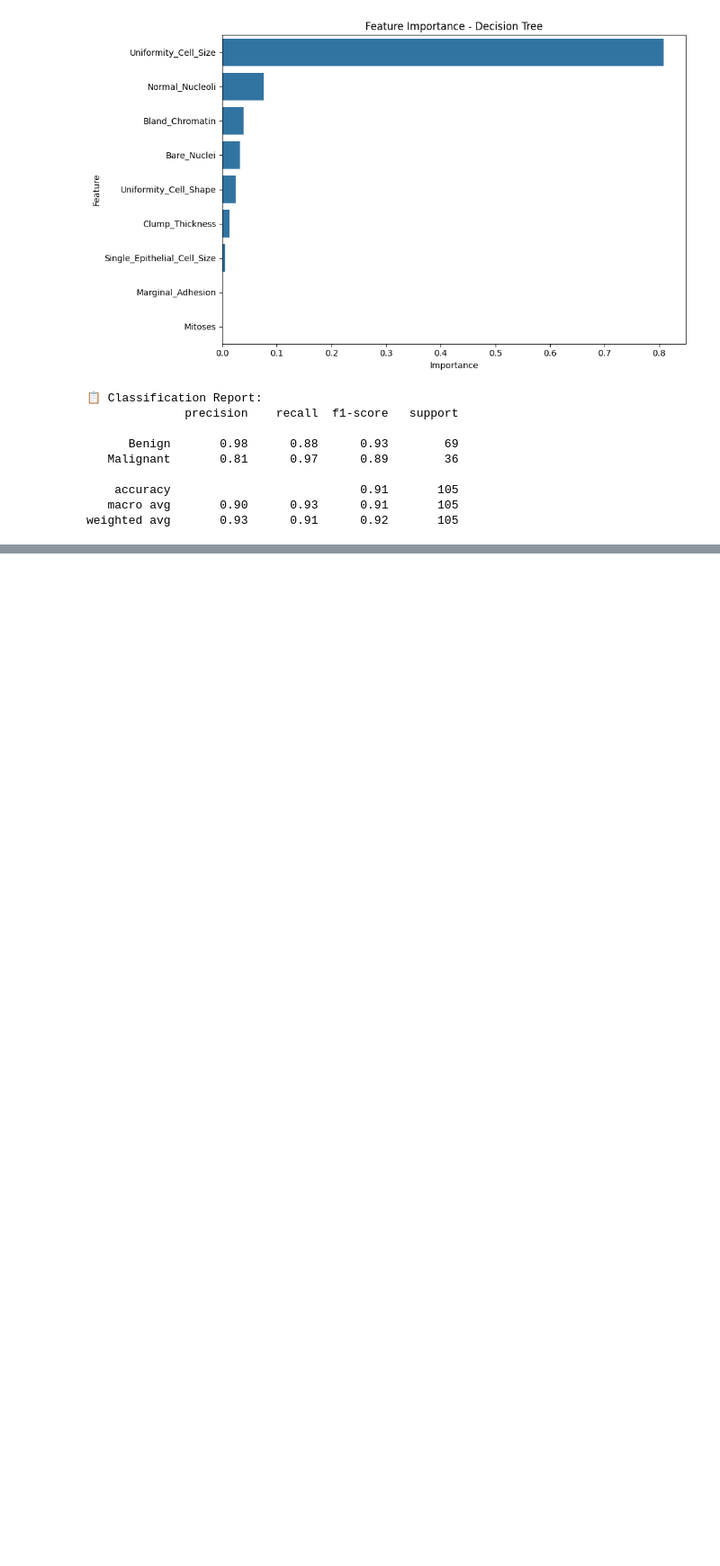
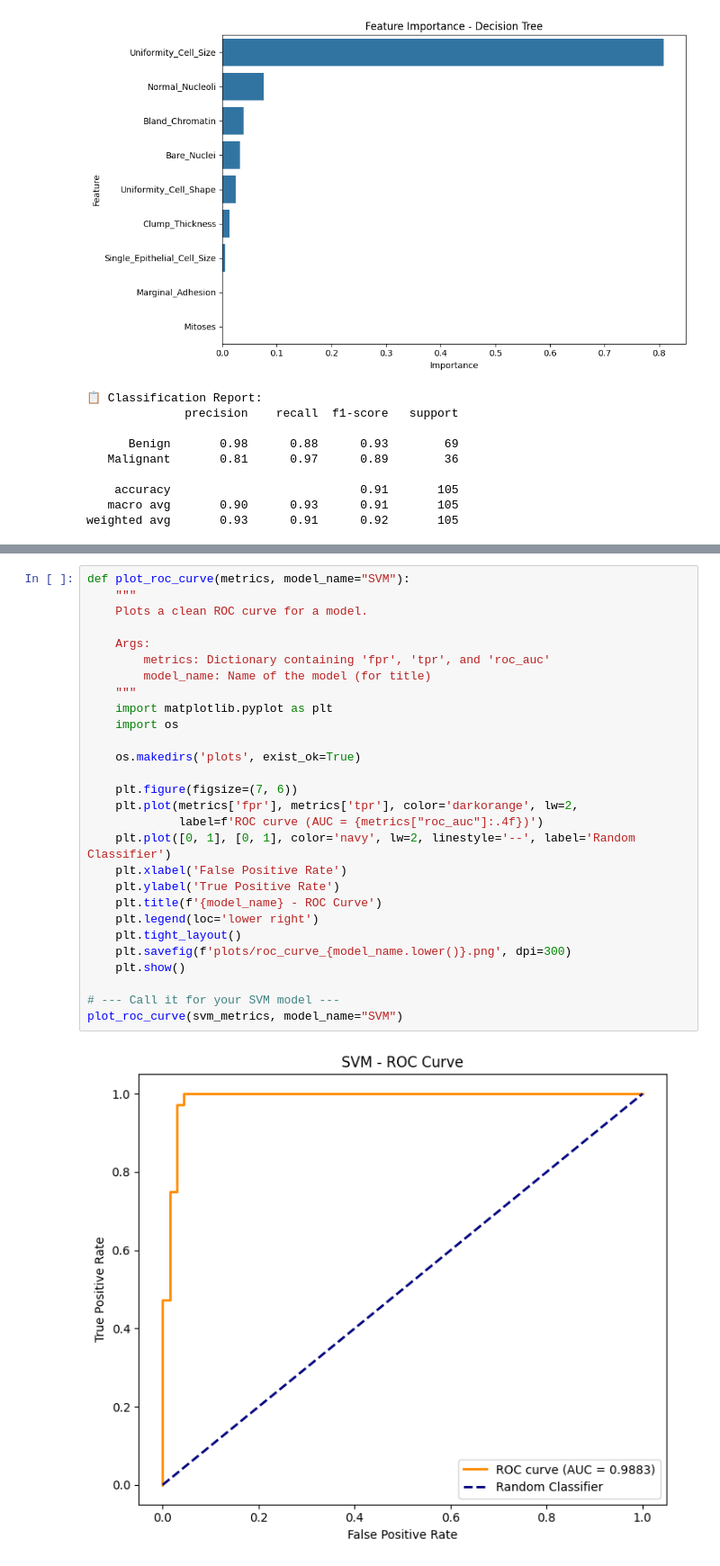
Before and after one commit to Rabia-Akhtr/Data-Science-Project-Breast_Cancer_Classification_ML, a Jupyter notebook: Data_Science_Project.ipynb, the cells around one changed output, grey strips where cells are left out. Shown at 90% size. Cells and saved outputs as stored; diff of their text form; blank space fills up the shorter version.

```diff
--- a/Data_Science_Project.ipynb
+++ b/Data_Science_Project.ipynb
@@ -1138,0 +1255,30 @@ weighted avg       0.93      0.91      0.92       105
+# %%
+def plot_roc_curve(metrics, model_name="SVM"):
+    """
+    Plots a clean ROC curve for a model.
+
+    Args:
+        metrics: Dictionary containing 'fpr', 'tpr', and 'roc_auc'
+        model_name: Name of the model (for title)
+    """
+    import matplotlib.pyplot as plt
+    import os
+
+    os.makedirs('plots', exist_ok=True)
+
+    plt.figure(figsize=(7, 6))
+    plt.plot(metrics['fpr'], metrics['tpr'], color='darkorange', lw=2,
+             label=f'ROC curve (AUC = {metrics["roc_auc"]:.4f})')
+    plt.plot([0, 1], [0, 1], color='navy', lw=2, linestyle='--', label='Random Classifier')
+    plt.xlabel('False Positive Rate')
+    plt.ylabel('True Positive Rate')
+    plt.title(f'{model_name} - ROC Curve')
+    plt.legend(loc='lower right')
+    plt.tight_layout()
+    plt.savefig(f'plots/roc_curve_{model_name.lower()}.png', dpi=300)
+    plt.show()
+
+# --- Call it for your SVM model ---
+plot_roc_curve(svm_metrics, model_name="SVM")
+# %% [output]
+[figure, added]
```
Also changed, not shown: parts of 19 cells of this notebook.
